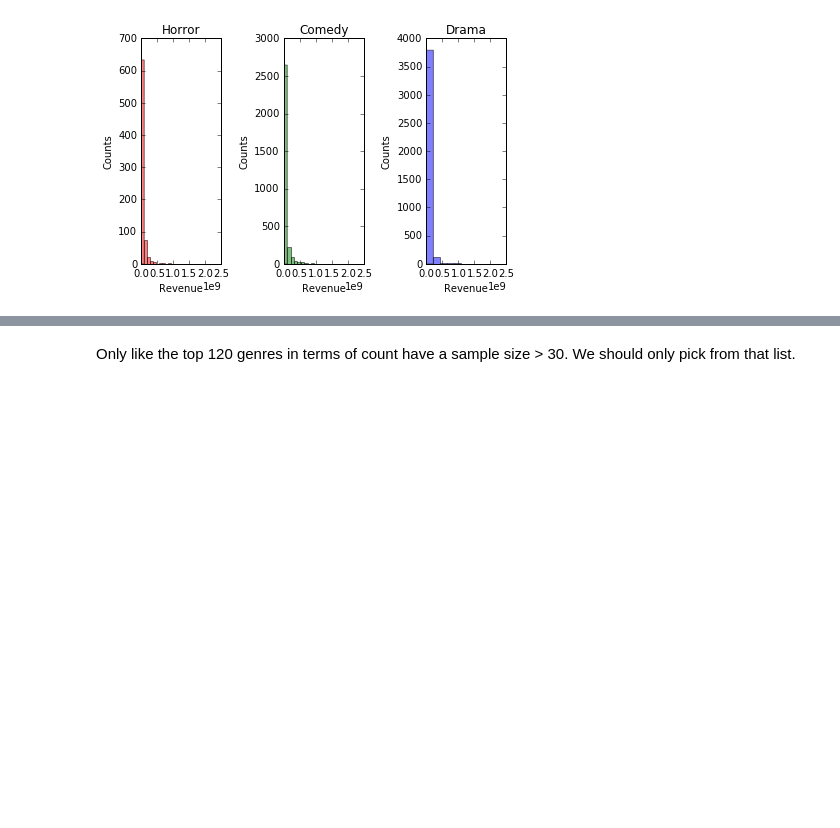
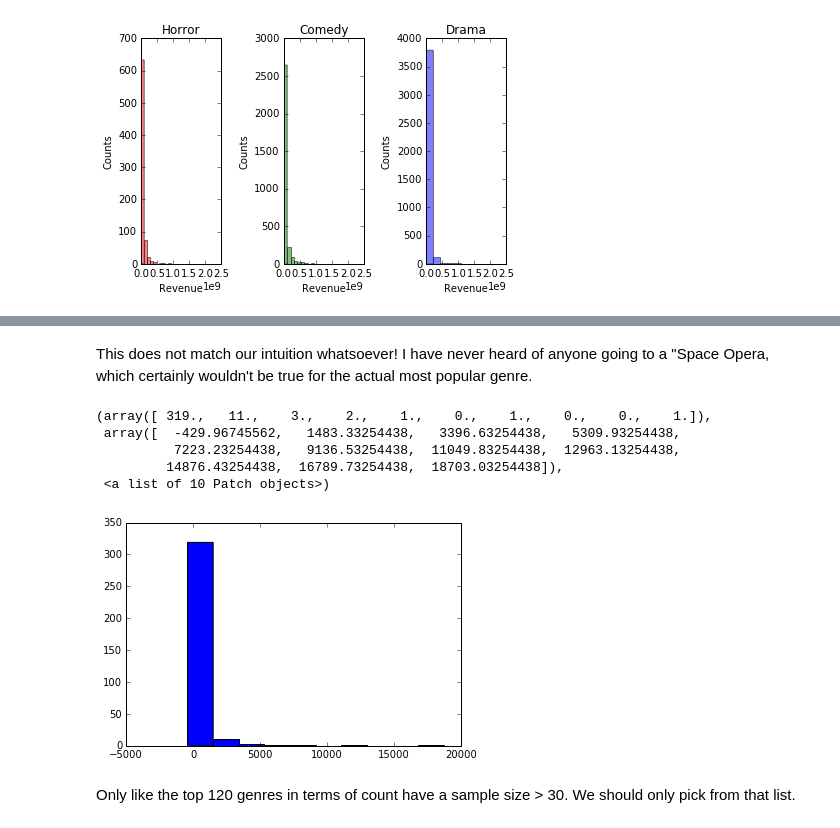
Before and after one commit to JacobMcc/ai-Programming-Assessment, a Jupyter notebook: Separate Questions/Question1 Exploration Version 2.ipynb, the cells around one changed output, grey strips where cells are left out. Drawn from its saved outputs; the diff is of its cells as text; code cells hidden in the pictures; blank space fills up the shorter version.

Commit message:
final count plot exploration

```diff
--- a/Separate Questions/Question1 Exploration Version 2.ipynb
+++ b/Separate Questions/Question1 Exploration Version 2.ipynb
@@ -237,3 +262,18 @@ for genre in unique_genres:
+# %% [markdown]
+This does not match our intuition whatsoever! I have never heard of anyone going to a "Space Opera, which certainly wouldn't be true for the actual most popular genre.
+# %%
+genre_count_df = movies_expanded.groupby(["genres"]).size().reset_index(name="genre_count")
+#movies_expanded['box_office_revenue'].groupby(movies_expanded['genres']).count().nlargest(20)
+m = np.mean(genre_count_df['genre_count'])
+centered = genre_count_df['genre_count'] - m
+plt.hist(centered)
+# %% [output]
+(array([ 319.,   11.,    3.,    2.,    1.,    0.,    1.,    0.,    0.,    1.]),
+ array([  -429.96745562,   1483.33254438,   3396.63254438,   5309.93254438,
+          7223.23254438,   9136.53254438,  11049.83254438,  12963.13254438,
+         14876.43254438,  16789.73254438,  18703.03254438]),
+ <a list of 10 Patch objects>)
+[figure, added]
 # %% [markdown]
 Only like the top 120 genres in terms of count have a sample size > 30. We should only pick from that list.
 # %%
```
Also changed, not shown: parts of 3 cells of this notebook.
